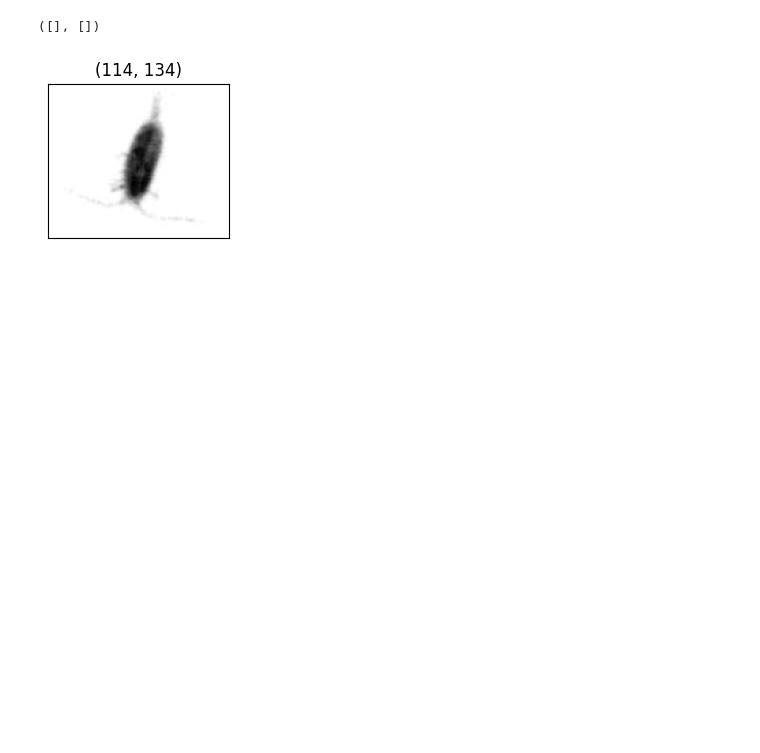
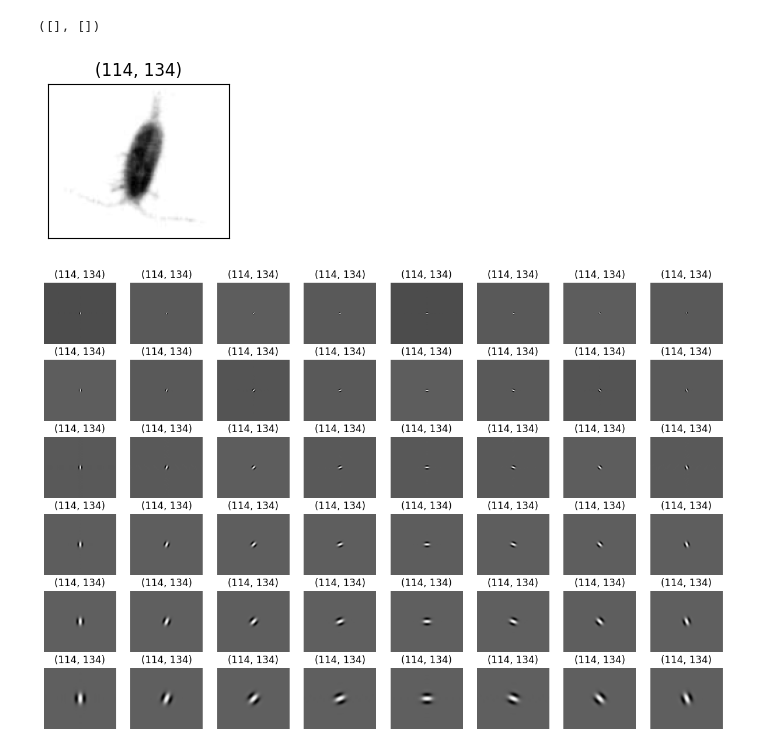
Before and after one commit to ledvic/_Plankton_Zooscan-Machine_Learning, a Jupyter notebook: _pyscripts/extract_gabor_filter_for_an_image.ipynb, the cells around one changed output. Cells and saved outputs as stored; diff of their text form; code cells hidden in the pictures; blank space fills up the shorter version.

```diff
--- a/_pyscripts/extract_gabor_filter_for_an_image.ipynb
+++ b/_pyscripts/extract_gabor_filter_for_an_image.ipynb
@@ -84,6 +84,14 @@ plt.yticks([])
 # %% [output]
 ([], [])
 [figure]
+# %%
+row = img.shape[0]
+col = img.shape[1] # size of image
+
+GaborFilterBank = gbb().create_a_set_of_gabor_filters(fmax, k, p, u, v, row, col, 0.5, 0.5)
+gbb().display_gabor_filter_bank_on_spatial_domain(GaborFilterBank, u, v, (15,10))
+# %% [output]
+[figure, added]
 # %%
 GaborFilteredReponses = gbfrb().create_a_set_of_Gabor_filtered_responses(img, GaborFilterBank)
 meh = gbfrb().convert_a_set_Gabor_filtered_responses_to_ndarray(GaborFilteredReponses)
```
Also changed, not shown: parts of 13 cells of this notebook, 2 other files.
